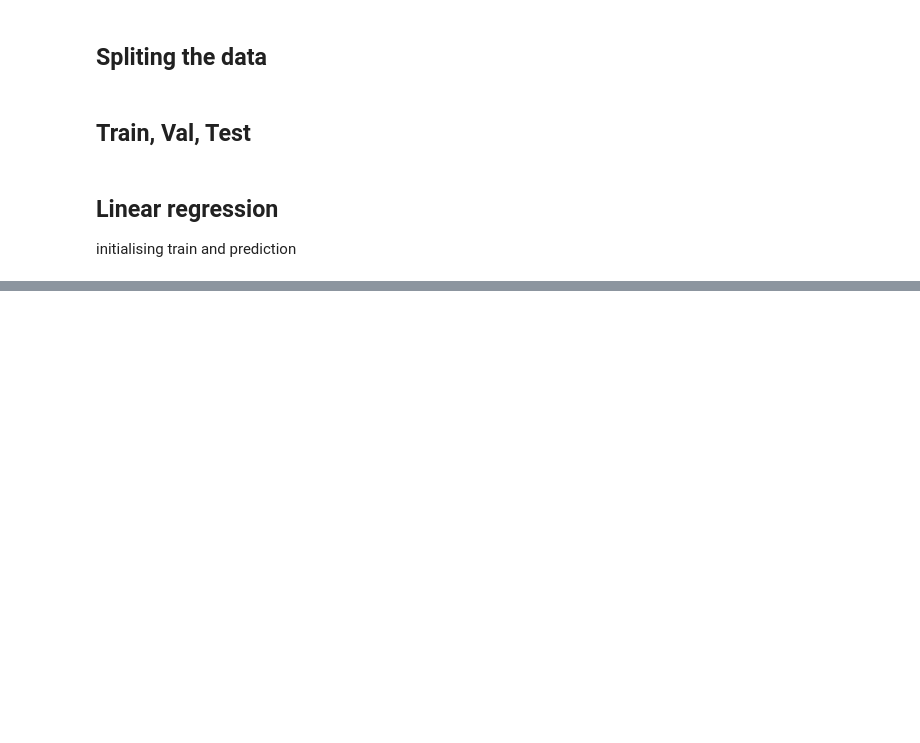
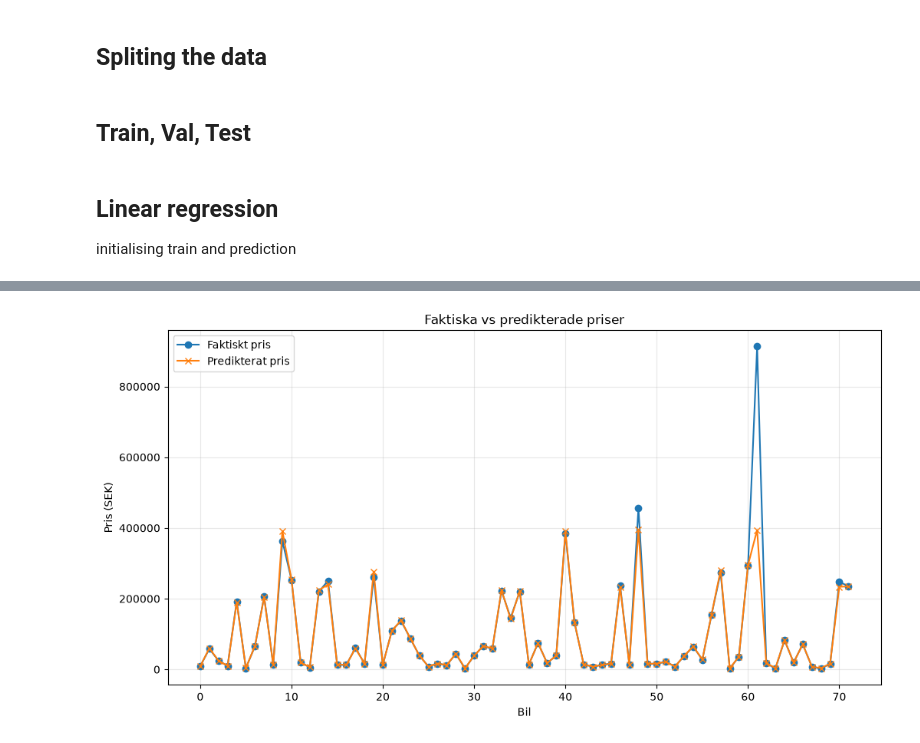
Before and after one commit to Piexgear/mc_match, a Jupyter notebook: models/valuation.ipynb, the cells around one changed output, grey strips where cells are left out. Drawn from its saved outputs; the diff is of its cells as text; code cells hidden in the pictures; blank space fills up the shorter version.

```diff
--- a/models/valuation.ipynb
+++ b/models/valuation.ipynb
@@ -65,7 +102,9 @@ x_train, x_val, y_train, y_val = train_test_split(x_train_val, y_train_val, test
 ## Linear regression
 initialising train and prediction
 # %%
-lin_reg = LinearRegression()
+lin_reg = Pipeline([
+    ("preprocessor", preprocessor),
+    ("model", LinearRegression())])
 lin_reg.fit(x_train, y_train)
 lin_reg_pred = lin_reg.predict(x_val)
 # %%
@@ -79,0 +241,8 @@ result = pd.da
+# %%
+best_model = random_search.best_estimator_
+
+y_pred = best_model.predict(x_test)
+
+test_rmse = root_mean_squared_error(y_test, y_pred)
+
+print("Test RMSE: ", test_rmse)
@@ -79,0 +353,15 @@ result = pd.da
+# %%
+plt.figure(figsize=(12, 6))
+
+plt.plot(y_test.values, label="Faktiskt pris", marker="o")
+plt.plot(y_pred, label="Predikterat pris", marker="x")
+
+plt.xlabel("Bil")
+plt.ylabel("Pris (SEK)")
+plt.title("Faktiska vs predikterade priser")
+plt.legend()
+plt.grid(alpha=0.3)
+
+plt.show()
+# %% [output]
+[figure, added]
```
Also changed, not shown: parts of 23 cells of this notebook.
